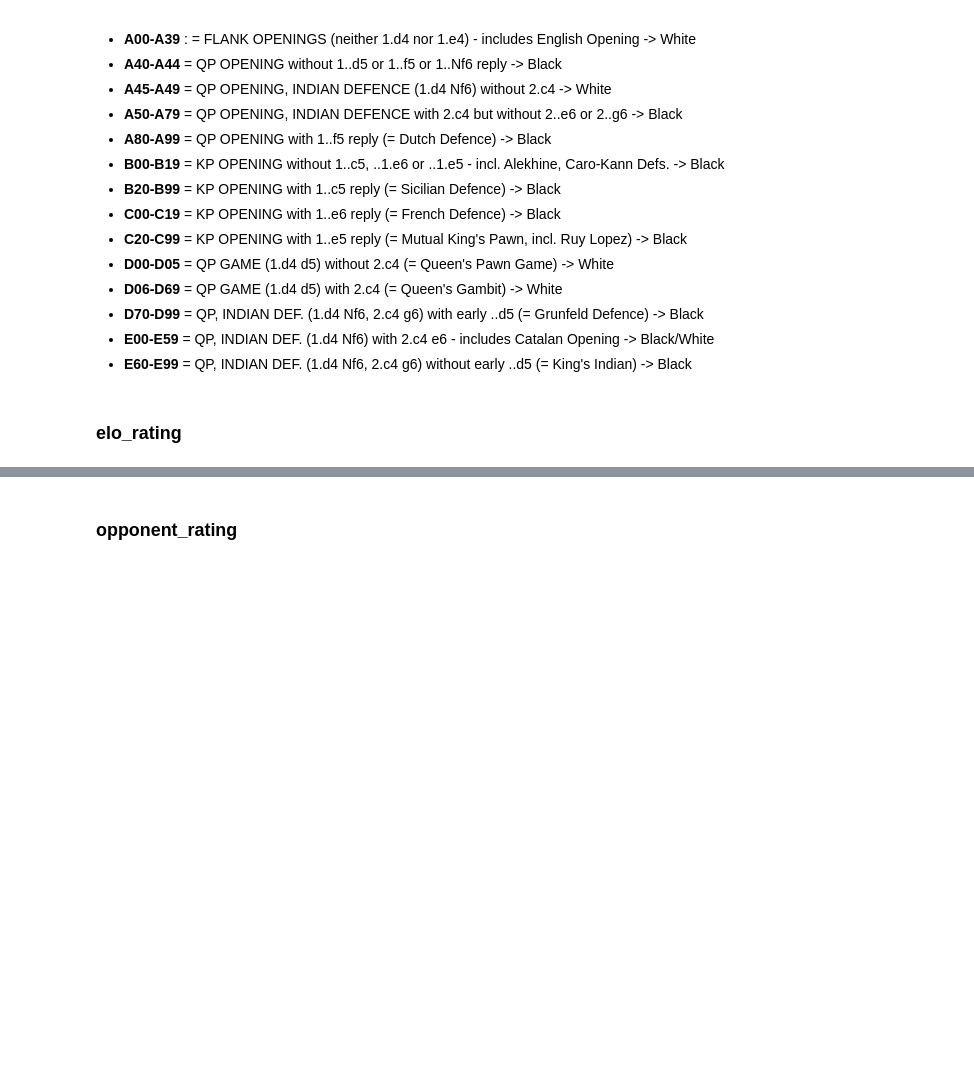
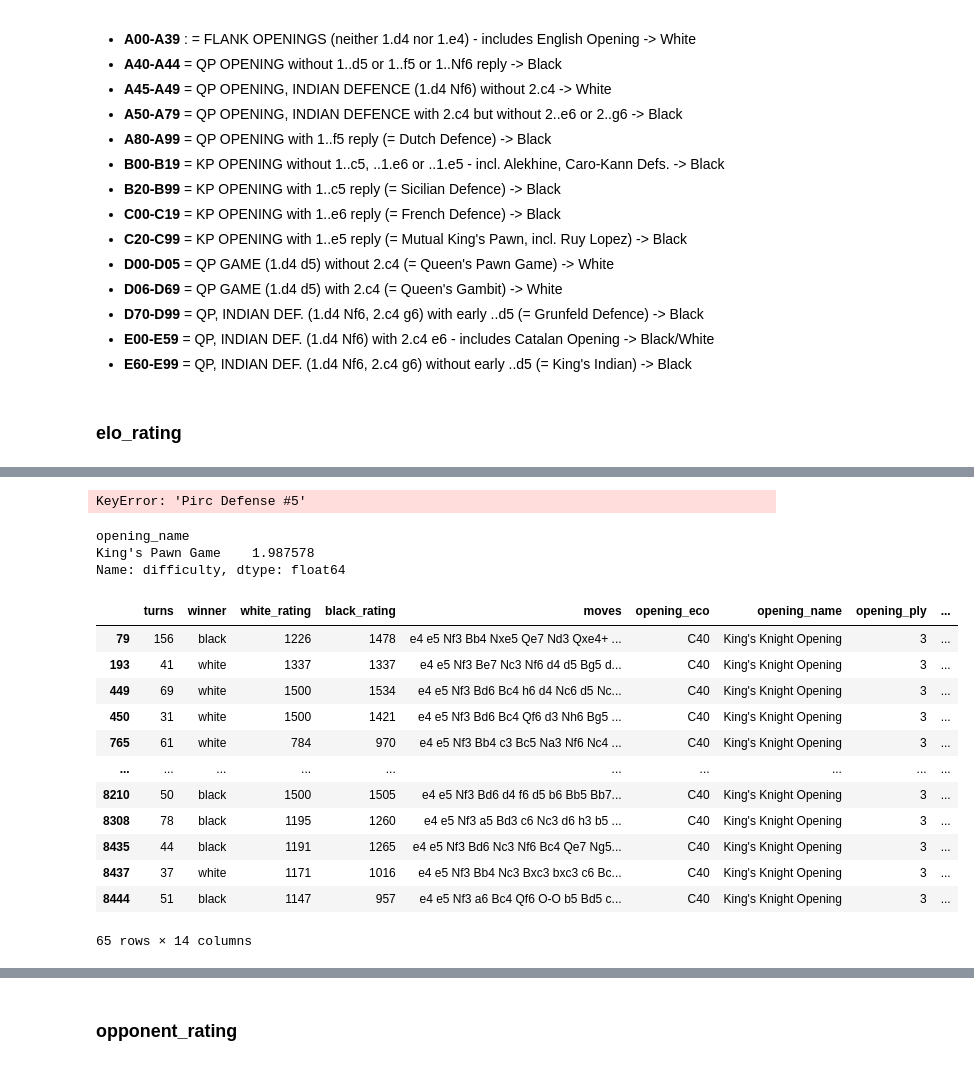
Before and after one commit to LouisSF/Chess_Games_EDA_and_Recommender, a Jupyter notebook: Chess.ipynb, the cells around one changed output, grey strips where cells are left out. Cells and saved outputs as stored; diff of their text form; code cells hidden in the pictures; blank space fills up the shorter version.

```diff
--- a/Chess.ipynb
+++ b/Chess.ipynb
@@ -717,0 +739,5 @@ X["elo_rating"] = X[["player_color", "black_rating", "white_rating"]].apply(choo
+# %%
+winrate_dict = {}
+for opening_name in X.opening_name.unique():
+    #print(opening_name)
+    winrate_dict[opening_name] = calculate_winrate(X, opening_name)
@@ -717,0 +764,39 @@ X["elo_rating"] = X[["player_color", "black_rating", "white_rating"]].apply(choo
+# %%
+winrate_dict["Pirc Defense #5"]
+# %% [output]
+KeyError: 'Pirc Defense #5'
+# %%
+def assign_difficulty(opening_name, winrate_dict):
+    numerator = 0
+    denominator = 0
+    weights = [1, 0.9, 0.8, 0.6]
+    winrate_per_tier_dict = winrate_dict[opening_name]
+    for i in range(1, 5):
+        if i in winrate_per_tier_dict:
+            numerator += weights[i-1] * (1-winrate_per_tier_dict[i])
+            denominator += weights[i-1]
+    return 10*(numerator/denominator)
+# %%
+X["difficulty"] = X.opening_name.apply(assign_difficulty, winrate_dict=winrate_dict)
+# %%
+X[X["difficulty"] < 2].groupby("opening_name").difficulty.mean()
+# %% [output]
+opening_name
+King's Pawn Game    1.987578
+Name: difficulty, dtype: float64
+# %%
+X[X.opening_name == "King's Knight Opening"]
+# %% [output]
+|  | turns | winner | white_rating | black_rating | moves | opening_eco | opening_name | opening_ply | ... |
+| 79 | 156 | black | 1226 | 1478 | e4 e5 Nf3 Bb4 Nxe5 Qe7 Nd3 Qxe4+ ... | C40 | King's Knight Opening | 3 | ... |
+| 193 | 41 | white | 1337 | 1337 | e4 e5 Nf3 Be7 Nc3 Nf6 d4 d5 Bg5 d... | C40 | King's Knight Opening | 3 | ... |
+| 449 | 69 | white | 1500 | 1534 | e4 e5 Nf3 Bd6 Bc4 h6 d4 Nc6 d5 Nc... | C40 | King's Knight Opening | 3 | ... |
+| 450 | 31 | white | 1500 | 1421 | e4 e5 Nf3 Bd6 Bc4 Qf6 d3 Nh6 Bg5 ... | C40 | King's Knight Opening | 3 | ... |
+| 765 | 61 | white | 784 | 970 | e4 e5 Nf3 Bb4 c3 Bc5 Na3 Nf6 Nc4 ... | C40 | King's Knight Opening | 3 | ... |
+| ... | ... | ... | ... | ... | ... | ... | ... | ... | ... |
+| 8210 | 50 | black | 1500 | 1505 | e4 e5 Nf3 Bd6 d4 f6 d5 b6 Bb5 Bb7... | C40 | King's Knight Opening | 3 | ... |
+| 8308 | 78 | black | 1195 | 1260 | e4 e5 Nf3 a5 Bd3 c6 Nc3 d6 h3 b5 ... | C40 | King's Knight Opening | 3 | ... |
+| 8435 | 44 | black | 1191 | 1265 | e4 e5 Nf3 Bd6 Nc3 Nf6 Bc4 Qe7 Ng5... | C40 | King's Knight Opening | 3 | ... |
+| 8437 | 37 | white | 1171 | 1016 | e4 e5 Nf3 Bb4 Nc3 Bxc3 bxc3 c6 Bc... | C40 | King's Knight Opening | 3 | ... |
+| 8444 | 51 | black | 1147 | 957 | e4 e5 Nf3 a6 Bc4 Qf6 O-O b5 Bd5 c... | C40 | King's Knight Opening | 3 | ... |
+65 rows × 14 columns
```
Also changed, not shown: parts of 27 cells of this notebook, 1 other file.
